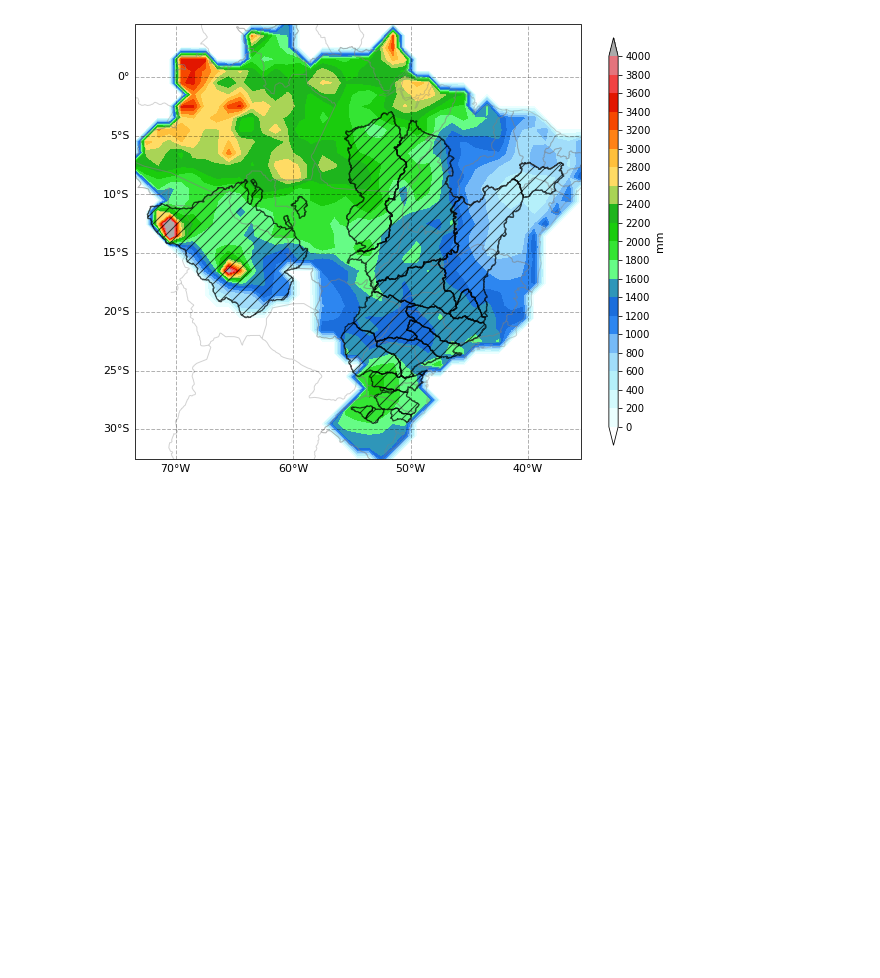
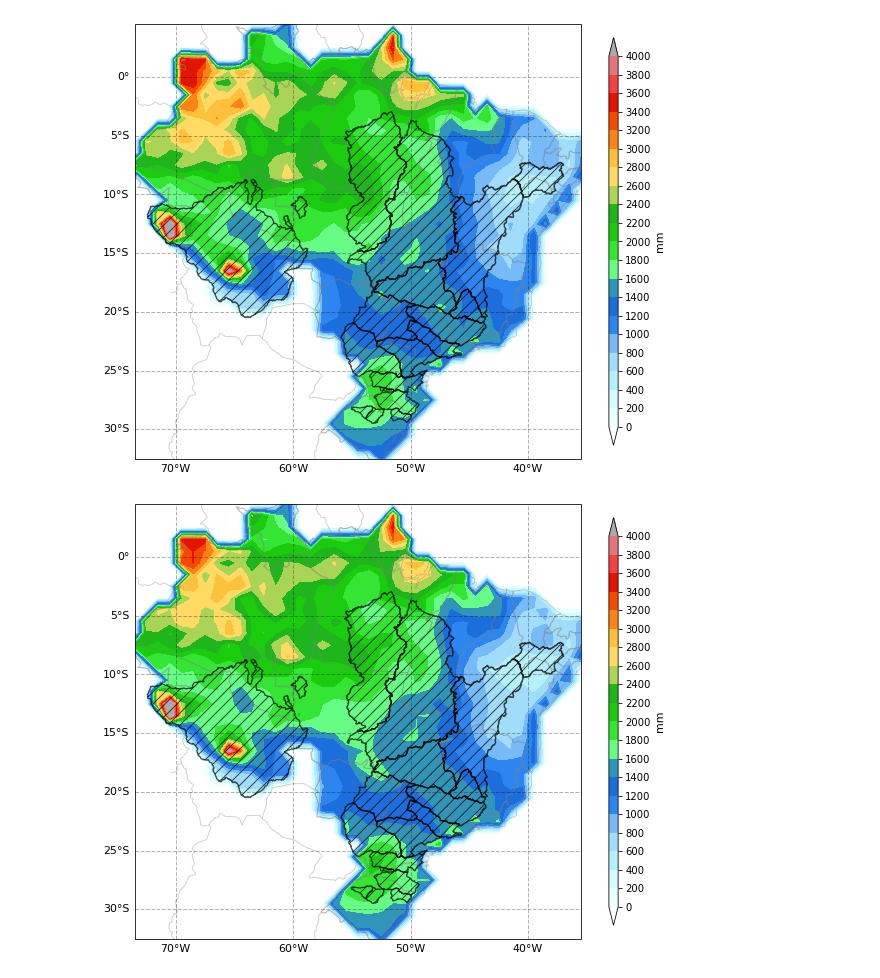
Before and after one commit to viictor-m/TCC, a Jupyter notebook: climatologia.ipynb, the cells around one changed output. Saved outputs shown, nothing was run; the diff lists cells and outputs as text; code cells hidden in the pictures; blank space fills up the shorter version.

```diff
--- a/climatologia.ipynb
+++ b/climatologia.ipynb
@@ -14,15 +16,20 @@ def recortar(ds, shp):
 # %%
-ds = xr.open_dataset('precip.comb.v2018to2016-v6monitorafter.total.nc')
+ds = xr.open_dataset(f'{dir_dados}/precip.comb.v2020to2019-v2020monitorafter.total.nc')
+br_madeira = gpd.read_file(f'{dir_shp}/brasil_madeira.shp')
-# %%
-br_madeira = gpd.read_file('shp/brasil_madeira.shp')
-# %%
-clim = climatology(ds, '1981-01-01', '2010-12-01')
-clim_br = recortar(clim, br_madeira)
+# %%
+start = ['1961-01-01', '1981-01-01', '1991-01-01']
+end = ['1990-01-01', '2010-01-01', '2020-01-01']
 # %%
-fig,ax = plt.subplots(1,1, figsize=(10,10), subplot_kw=dict(projection = ccrs.PlateCarree()))
+for inicio, fim in zip(start,end):
 
-plot.plot(ax, clim_br.precip.sum('month'), levels=range(0,4200,200))
+    clim = clima.climatologia(ds, inicio, fim)
+    clim_br = recorte.recortar(clim, br_madeira)
 
-fig.savefig('precip_8110.png', bbox_inches='tight', facecolor='w', edgecolor='w')
+    fig,ax = plt.subplots(1,1, figsize=(10,10), subplot_kw=dict(projection = ccrs.PlateCarree()))
+    plot.plot(ax, clim_br.precip.sum('month'), levels=range(0,4200,200))
+
+
+    fig.savefig(f'{dir_img}/precip_{inicio}a{fim}.png', bbox_inches='tight', facecolor='w', edgecolor='w')
 # %% [output]
-[figure, old version]
+[figure, new version]
+[figure, added]
```
Also changed, not shown: parts of 4 cells of this notebook.
